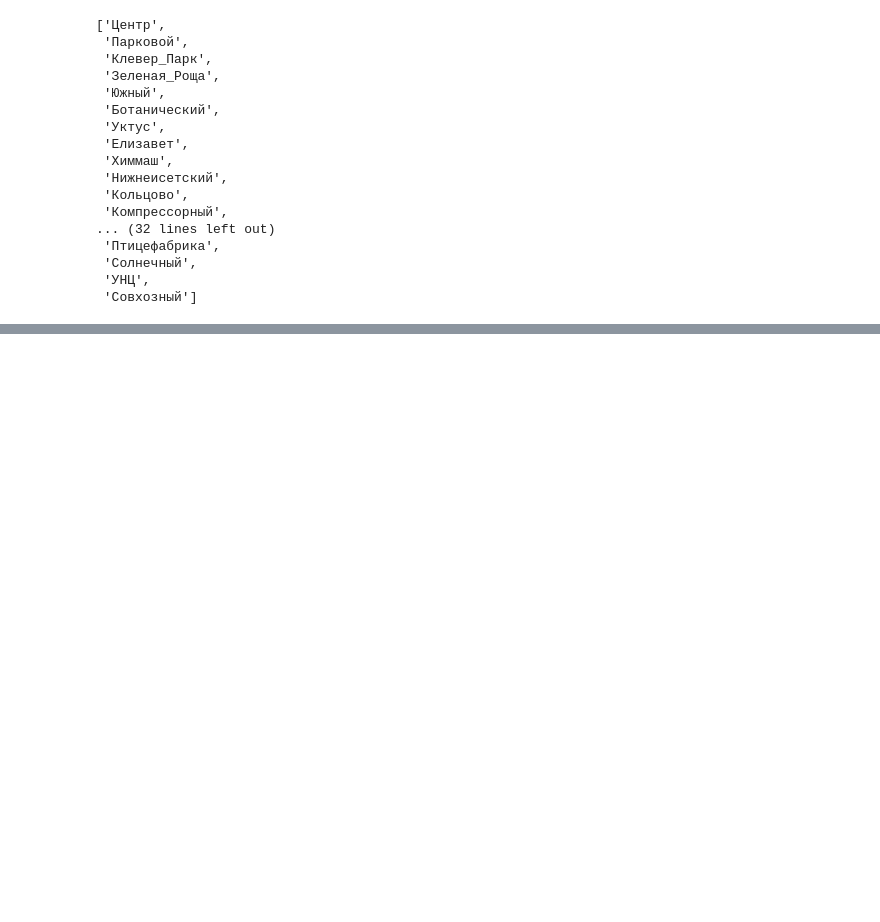
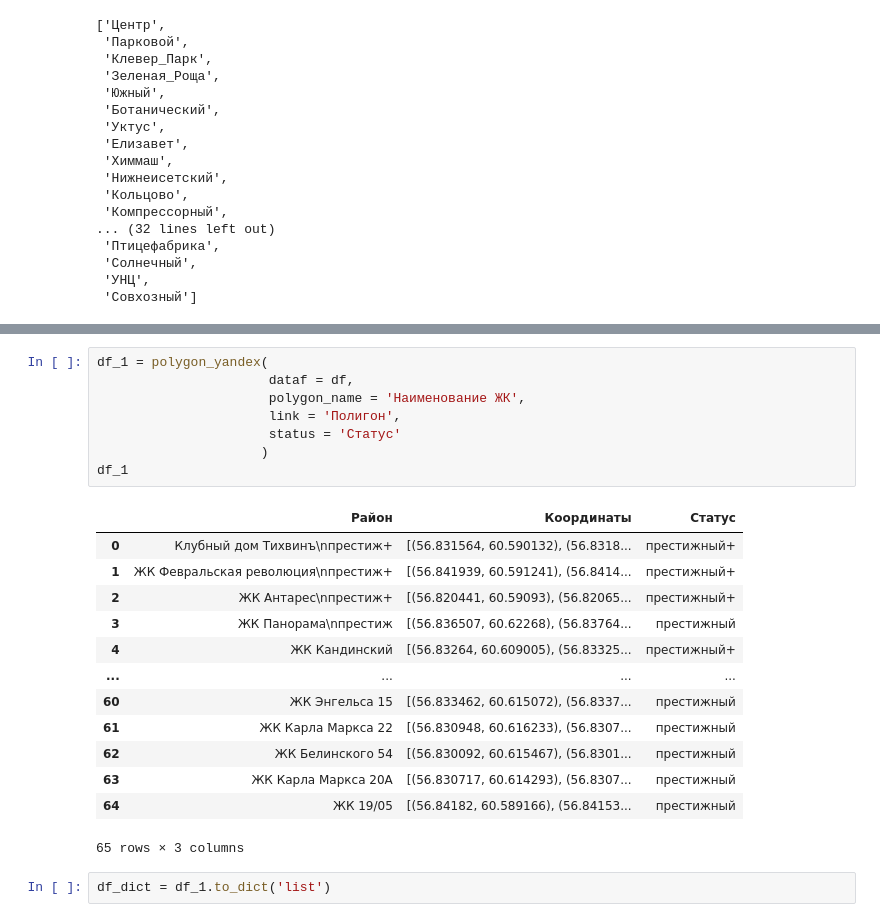
Before and after one commit to Sammik87/Ektb_model, a Jupyter notebook: Екатеринбург_полигоны_метро_элитка.ipynb, the cells around one changed output, grey strips where cells are left out. Saved outputs shown, nothing was run; the diff lists cells and outputs as text; blank space fills up the shorter version.

```diff
--- a/Екатеринбург_полигоны.ipynb
+++ b/Екатеринбург_полигоны_метро_элитка.ipynb
@@ -467,0 +566,24 @@ map
+# %%
+df_1 = polygon_yandex(
+                      dataf = df,
+                      polygon_name = 'Наименование ЖК',
+                      link = 'Полигон',
+                      status = 'Статус'
+                     )
+df_1
+# %% [output]
+|  | Район | Координаты | Статус |
+| 0 | Клубный дом Тихвинъ\nпрестиж+ | [(56.831564, 60.590132), (56.8318... | престижный+ |
+| 1 | ЖК Февральская революция\nпрестиж+ | [(56.841939, 60.591241), (56.8414... | престижный+ |
+| 2 | ЖК Антарес\nпрестиж+ | [(56.820441, 60.59093), (56.82065... | престижный+ |
+| 3 | ЖК Панорама\nпрестиж | [(56.836507, 60.62268), (56.83764... | престижный |
+| 4 | ЖК Кандинский | [(56.83264, 60.609005), (56.83325... | престижный+ |
+| ... | ... | ... | ... |
+| 60 | ЖК Энгельса 15 | [(56.833462, 60.615072), (56.8337... | престижный |
+| 61 | ЖК Карла Маркса 22 | [(56.830948, 60.616233), (56.8307... | престижный |
+| 62 | ЖК Белинского 54 | [(56.830092, 60.615467), (56.8301... | престижный |
+| 63 | ЖК Карла Маркса 20А | [(56.830717, 60.614293), (56.8307... | престижный |
+| 64 | ЖК 19/05 | [(56.84182, 60.589166), (56.84153... | престижный |
+65 rows × 3 columns
+# %%
+df_dict = df_1.to_dict('list')
```
Also changed, not shown: parts of 8 cells of this notebook.
